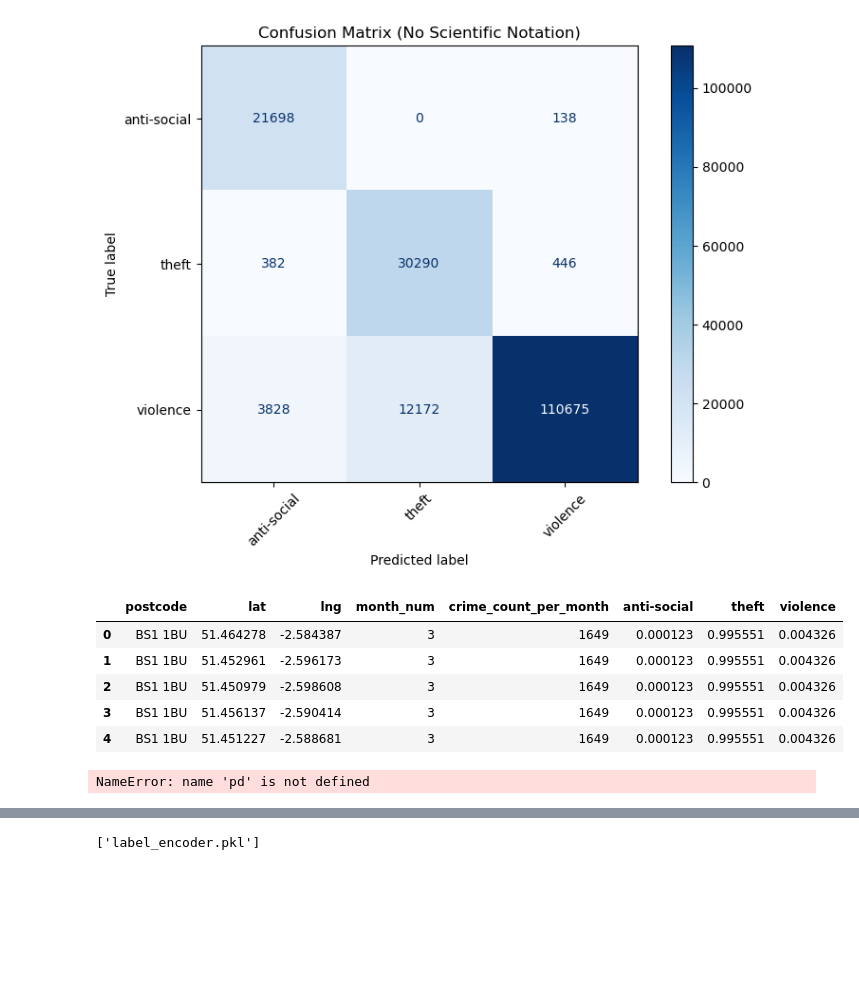
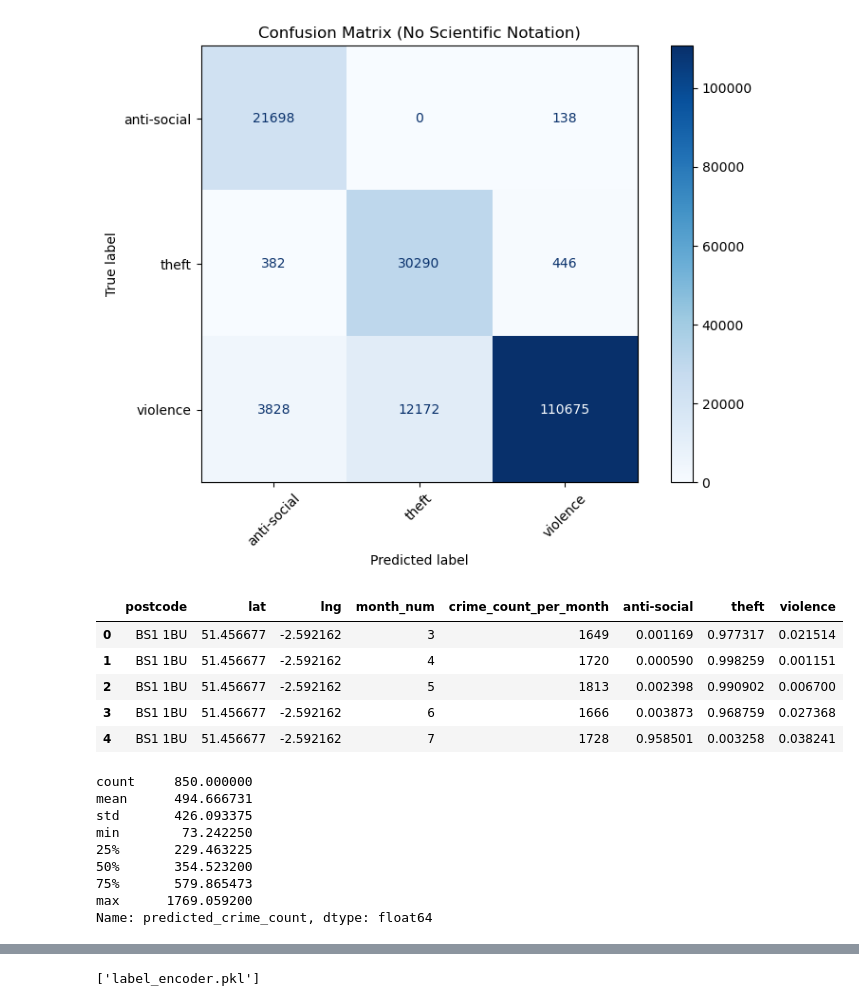
Before and after one commit to mAlex28/UK-Crime-Data-Prediction, a Jupyter notebook: notebooks/experiment.ipynb, the cells around one changed output, grey strips where cells are left out. Saved outputs shown, nothing was run; the diff lists cells and outputs as text; code cells hidden in the pictures; blank space fills up the shorter version.

```diff
--- a/notebooks/experiment.ipynb
+++ b/notebooks/experiment.ipynb
@@ -493,10 +564,18 @@ common_crime_category_per_postcode_month = (
    .reset_index(name='top_crime')
 )
 
+# Get the most common (or first) lat/lng per postcode
+postcode_location = (
+    df_cleaned.groupby('postcode')[['lat', 'lng']]
+    .agg(lambda x: x.mode().iloc[0] if not x.mode().empty else x.iloc[0])
+    .reset_index()
+)
+
 crime_count_per_month = df_cleaned.groupby(['postcode', 'month']).size().reset_index(name='crime_count_per_month')
 
 df_classify = common_crime_category_per_postcode_month.merge(crime_count_per_month, on=['postcode', 'month'])
-df_classify = df_classify.merge(df_cleaned[['postcode', 'lat', 'lng']].drop_duplicates(), on='postcode', how='left')
+df_classify = df_classify.merge(postcode_location, on='postcode', how='left')
+# df_classify = df_classify.merge(df_cleaned[['postcode', 'lat', 'lng']].drop_duplicates(), on='postcode', how='left')
 df_classify['month_num'] = pd.to_datetime(df_classify['month']).dt.month
 # %%
 df_classify['top_crime'].value_counts(normalize=True)
@@ -559,32 +638,37 @@ plt.show()
 # %%
 X_all = df_classify[['month_num', 'crime_count_per_month']]
 y_all_proba = clf.predict_proba(X_all)
 
 proba_df = pd.DataFrame(y_all_proba, columns=le.inverse_transform(np.arange(y_all_proba.shape[1])))
 
-output_df = pd.concat([df_classify[['postcode', 'lat', 'lng', 'month_num', 'crime_count_per_month']], proba_df], axis=1)
+output_df = pd.concat([
+    df_classify[['postcode', 'lat', 'lng', 'month_num', 'crime_count_per_month']].reset_index(drop=True),
+    proba_df.reset_index(drop=True)
+], axis=1)
 output_df.head()
 
 # Issue: repeated postcodes but different lat, lng
 # %% [output]
 |  | postcode | lat | lng | month_num | crime_count_per_month | anti-social | theft | violence |
-| 0 | BS1 1BU | 51.464278 | -2.584387 | 3 | 1649 | 0.000123 | 0.995551 | 0.004326 |
-| 1 | BS1 1BU | 51.452961 | -2.596173 | 3 | 1649 | 0.000123 | 0.995551 | 0.004326 |
-| 2 | BS1 1BU | 51.450979 | -2.598608 | 3 | 1649 | 0.000123 | 0.995551 | 0.004326 |
-| 3 | BS1 1BU | 51.456137 | -2.590414 | 3 | 1649 | 0.000123 | 0.995551 | 0.004326 |
-| 4 | BS1 1BU | 51.451227 | -2.588681 | 3 | 1649 | 0.000123 | 0.995551 | 0.004326 |
+| 0 | BS1 1BU | 51.456677 | -2.592162 | 3 | 1649 | 0.001169 | 0.977317 | 0.021514 |
+| 1 | BS1 1BU | 51.456677 | -2.592162 | 4 | 1720 | 0.000590 | 0.998259 | 0.001151 |
+| 2 | BS1 1BU | 51.456677 | -2.592162 | 5 | 1813 | 0.002398 | 0.990902 | 0.006700 |
+| 3 | BS1 1BU | 51.456677 | -2.592162 | 6 | 1666 | 0.003873 | 0.968759 | 0.027368 |
+| 4 | BS1 1BU | 51.456677 | -2.592162 | 7 | 1728 | 0.958501 | 0.003258 | 0.038241 |
 # %%
 output_df.to_csv('../data/top_crimes_per_postcode.csv', index=False)
 # %%
-def risk_level(crime_count):
-    if crime_count >= 1200:  # adjust threshold to your data
-        return "High"
-    elif crime_count >= 1000:
-        return "Medium"
-    else:
-        return "Low"
 df_regression = pd.read_csv('../data/future_predictions.csv')
-df_risk = df_regression.merge(df_cleaned[['postcode', 'lat', 'lng']].drop_duplicates(), on='postcode', how='left')
-df_risk['risk'] = df_risk['predicted_crime_count'].apply(risk_level)
+df_risk = df_regression.merge(postcode_location, on='postcode', how='left')
-# %% [output]
-NameError: name 'pd' is not defined
+# %%
+print(df_regression['predicted_crime_count'].describe())
+# %% [output]
+count     850.000000
+mean      494.666731
+std       426.093375
+min        73.242250
+25%       229.463225
+50%       354.523200
+75%       579.865473
+max      1769.059200
+Name: predicted_crime_count, dtype: float64
```
Also changed, not shown: parts of 13 cells of this notebook, 1 other file.
